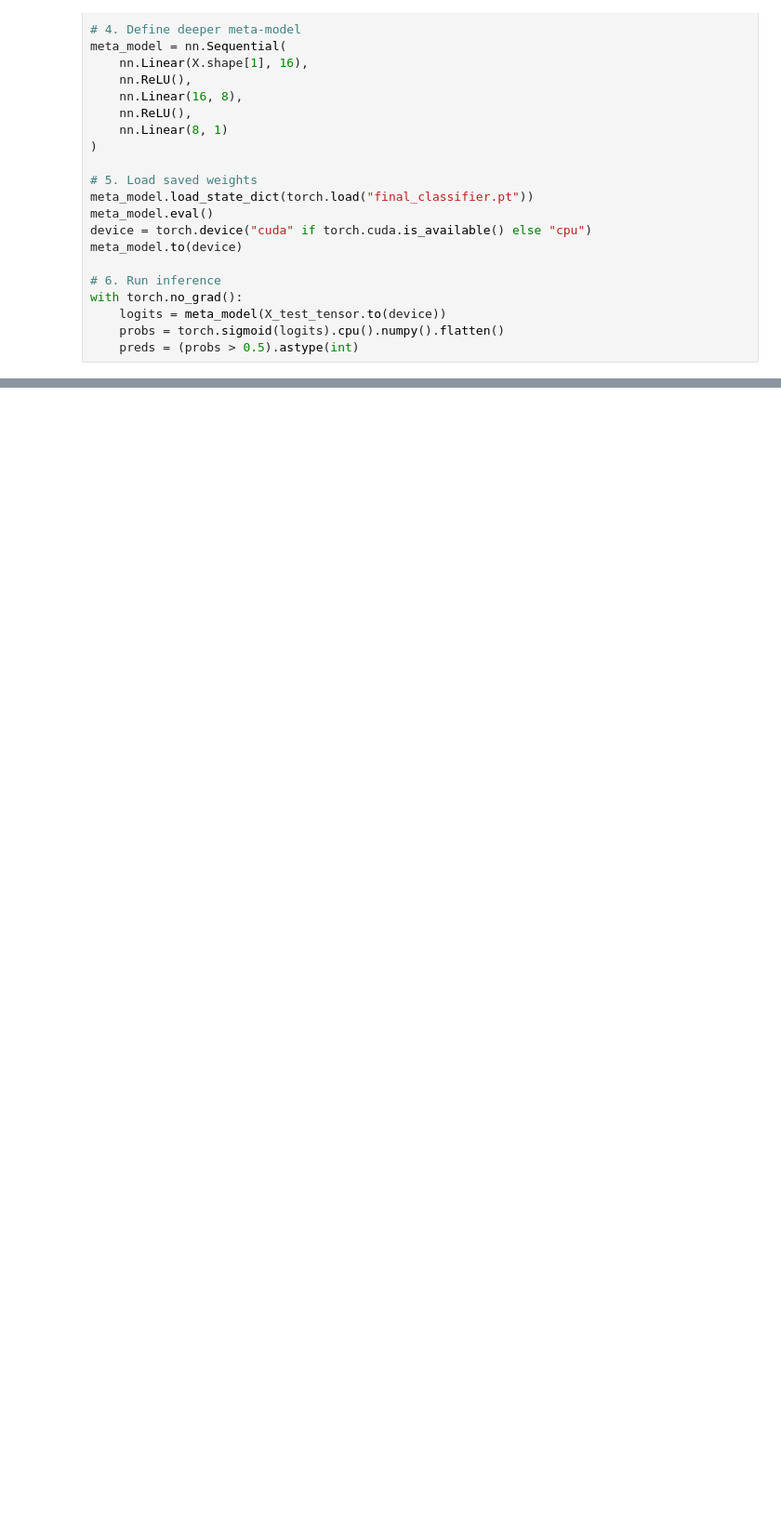
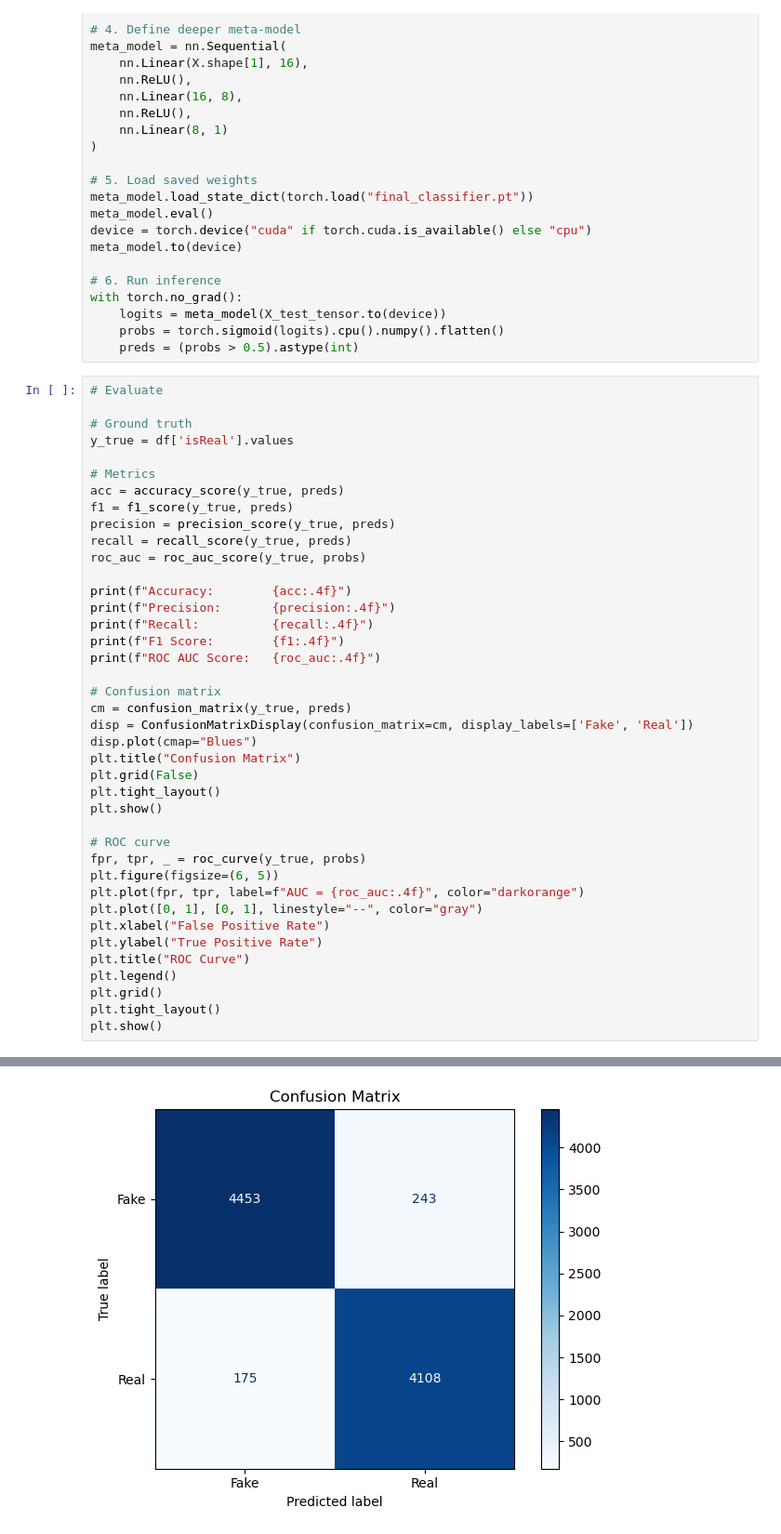
Before and after one commit to Frank-Doroudian/Fake-News, a Jupyter notebook: test_data_evaluation.ipynb, the cells around one changed output, grey strips where cells are left out. Shown at 93% size. Saved outputs shown, nothing was run; the diff lists cells and outputs as text; blank space fills up the shorter version.

Commit message:
Evaluate and print metrics and plots

```diff
--- a/test_data_evaluation.ipynb
+++ b/test_data_evaluation.ipynb
@@ -326,3 +329,44 @@ with torch.no_grad():
     logits = meta_model(X_test_tensor.to(device))
     probs = torch.sigmoid(logits).cpu().numpy().flatten()
     preds = (probs > 0.5).astype(int)
+# %%
+# Evaluate
+
+# Ground truth
+y_true = df['isReal'].values
+
+# Metrics
+acc = accuracy_score(y_true, preds)
+f1 = f1_score(y_true, preds)
+precision = precision_score(y_true, preds)
+recall = recall_score(y_true, preds)
+roc_auc = roc_auc_score(y_true, probs)
+
+print(f"Accuracy:        {acc:.4f}")
+print(f"Precision:       {precision:.4f}")
+print(f"Recall:          {recall:.4f}")
+print(f"F1 Score:        {f1:.4f}")
+print(f"ROC AUC Score:   {roc_auc:.4f}")
+
+# Confusion matrix
+cm = confusion_matrix(y_true, preds)
+disp = ConfusionMatrixDisplay(confusion_matrix=cm, display_labels=['Fake', 'Real'])
+disp.plot(cmap="Blues")
+plt.title("Confusion Matrix")
+plt.grid(False)
+plt.tight_layout()
+plt.show()
+
+# ROC curve
+fpr, tpr, _ = roc_curve(y_true, probs)
+plt.figure(figsize=(6, 5))
+plt.plot(fpr, tpr, label=f"AUC = {roc_auc:.4f}", color="darkorange")
+plt.plot([0, 1], [0, 1], linestyle="--", color="gray")
+plt.xlabel("False Positive Rate")
+plt.ylabel("True Positive Rate")
+plt.title("ROC Curve")
+plt.legend()
+plt.grid()
+plt.tight_layout()
+plt.show()
+# %% [output]
@@ -328,0 +378 @@ with torch.no_grad():
+[figure, added]
```
Also changed, not shown: parts of 2 cells of this notebook.
